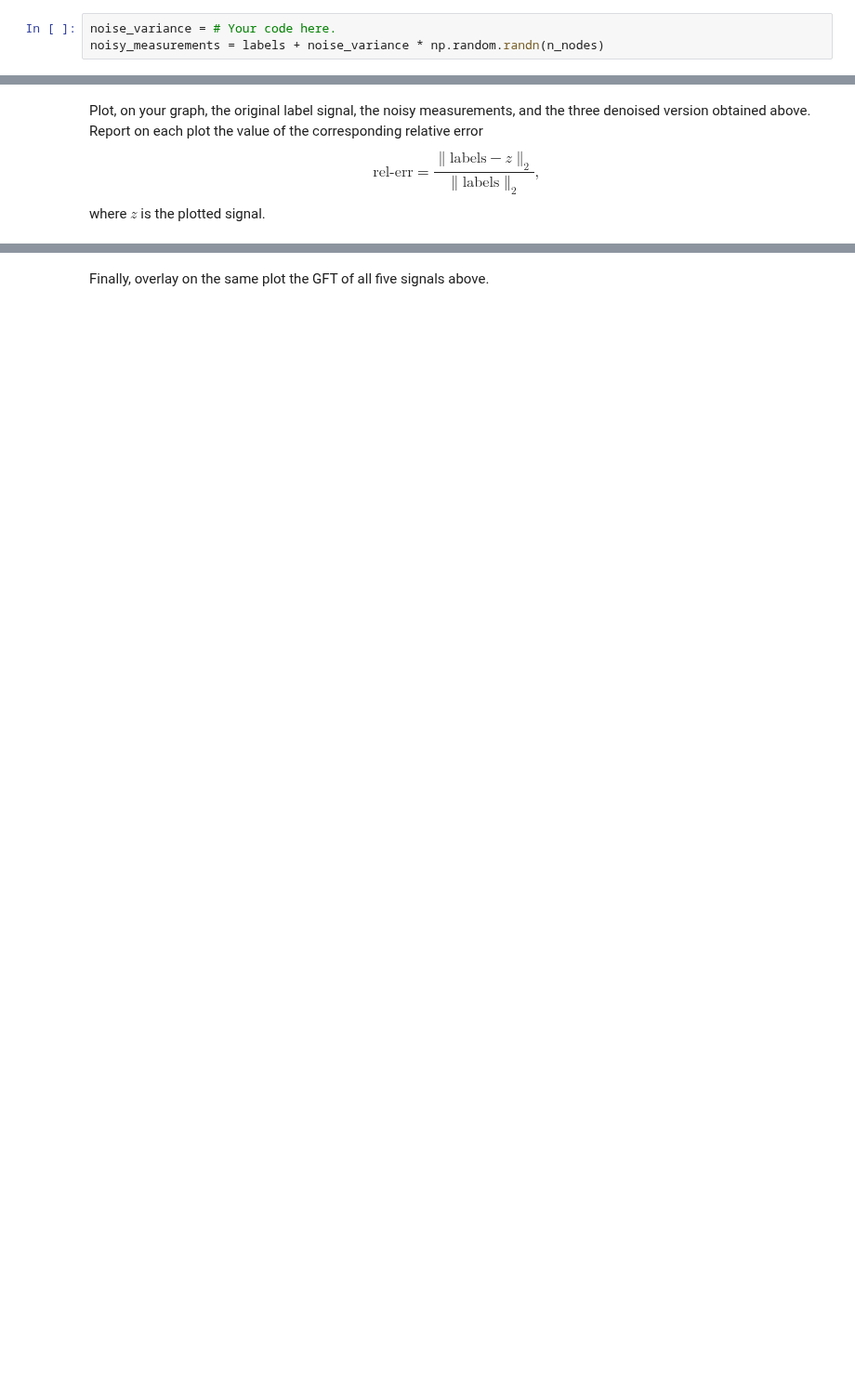
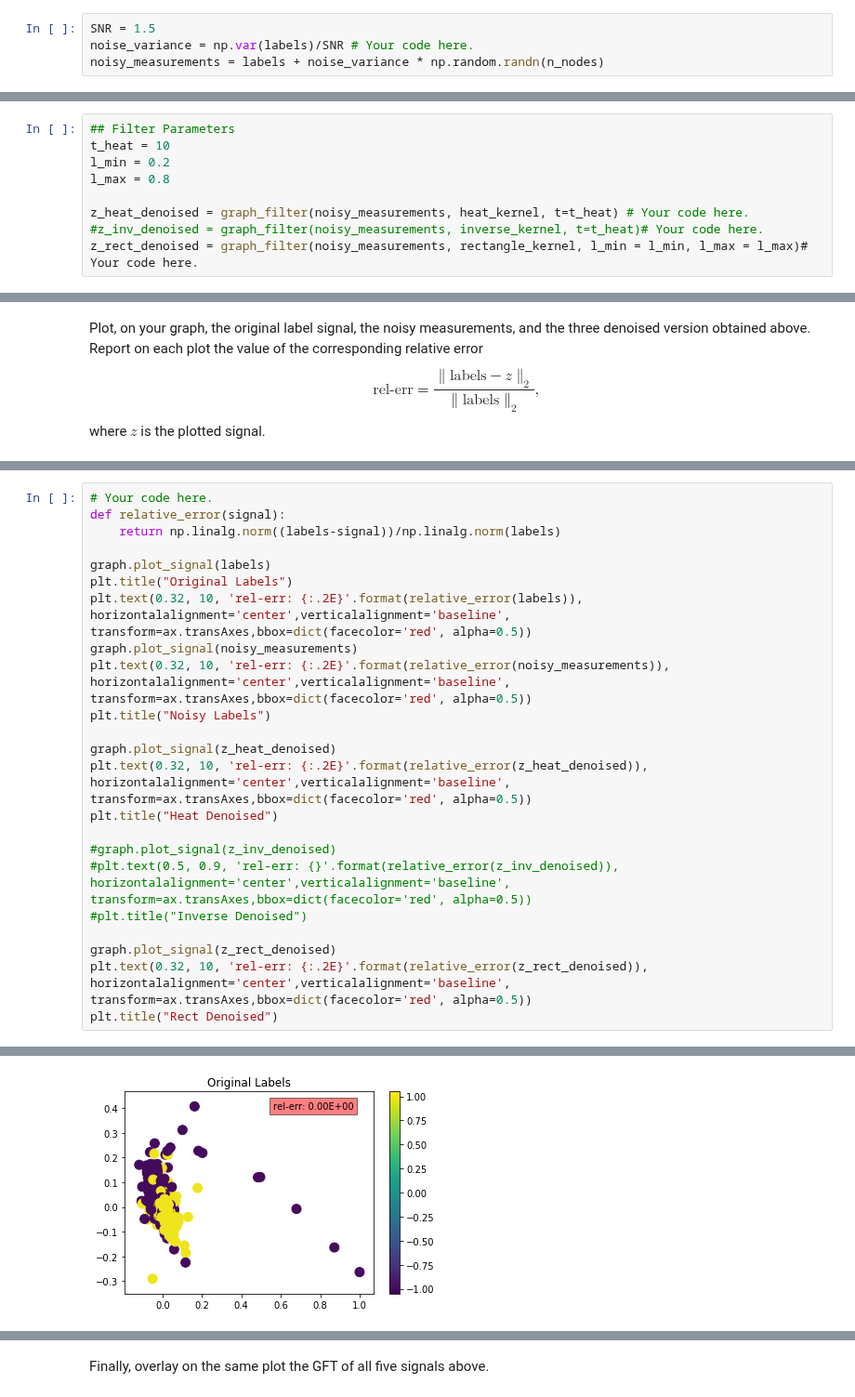
Before and after one commit to senakicir/ntds_project, a Jupyter notebook: 4_graph_signal_processing.ipynb, the cells around one changed output, grey strips where cells are left out. Shown at 93% size. Drawn from its saved outputs; the diff is of its cells as text; blank space fills up the shorter version.

```diff
--- a/4_graph_signal_processing.ipynb
+++ b/4_graph_signal_processing.ipynb
@@ -336,7 +330,8 @@ In the cell below, set the noise variance $\sigma^2$ by making sure that the sig
 
 _Note:_ Actually, you might want to play with the noise variance here and set it to different values and see how the denoising filters behave.
 # %%
-noise_variance = # Your code here.
+SNR = 1.5
+noise_variance = np.var(labels)/SNR # Your code here.
 noisy_measurements = labels + noise_variance * np.random.randn(n_nodes)
 # %% [markdown]
 ### Question 10
@@ -362,0 +354,9 @@ z_rect_denoised = # Your code here.
+# %%
+## Filter Parameters
+t_heat = 10
+l_min = 0.2
+l_max = 0.8
+
+z_heat_denoised = graph_filter(noisy_measurements, heat_kernel, t=t_heat) # Your code here.
+#z_inv_denoised = graph_filter(noisy_measurements, inverse_kernel, t=t_heat)# Your code here.
+z_rect_denoised = graph_filter(noisy_measurements, rectangle_kernel, l_min = l_min, l_max = l_max)# Your code here.
@@ -370,0 +372,24 @@ where $z$ is the plotted signal.
+# %%
+# Your code here.
+def relative_error(signal):
+    return np.linalg.norm((labels-signal))/np.linalg.norm(labels)
+
+graph.plot_signal(labels)
+plt.title("Original Labels")
+plt.text(0.32, 10, 'rel-err: {:.2E}'.format(relative_error(labels)), horizontalalignment='center',verticalalignment='baseline', transform=ax.transAxes,bbox=dict(facecolor='red', alpha=0.5))
+graph.plot_signal(noisy_measurements)
+plt.text(0.32, 10, 'rel-err: {:.2E}'.format(relative_error(noisy_measurements)), horizontalalignment='center',verticalalignment='baseline', transform=ax.transAxes,bbox=dict(facecolor='red', alpha=0.5))
+plt.title("Noisy Labels")
+
+graph.plot_signal(z_heat_denoised)
+plt.text(0.32, 10, 'rel-err: {:.2E}'.format(relative_error(z_heat_denoised)), horizontalalignment='center',verticalalignment='baseline', transform=ax.transAxes,bbox=dict(facecolor='red', alpha=0.5))
+plt.title("Heat Denoised")
+
+#graph.plot_signal(z_inv_denoised)
+#plt.text(0.5, 0.9, 'rel-err: {}'.format(relative_error(z_inv_denoised)), horizontalalignment='center',verticalalignment='baseline', transform=ax.transAxes,bbox=dict(facecolor='red', alpha=0.5))
+#plt.title("Inverse Denoised")
+
+graph.plot_signal(z_rect_denoised)
+plt.text(0.32, 10, 'rel-err: {:.2E}'.format(relative_error(z_rect_denoised)), horizontalalignment='center',verticalalignment='baseline', transform=ax.transAxes,bbox=dict(facecolor='red', alpha=0.5))
+plt.title("Rect Denoised")
+# %% [output]
@@ -370,0 +397 @@ where $z$ is the plotted signal.
+[figure, added]
```
Also changed, not shown: parts of 22 cells of this notebook.
